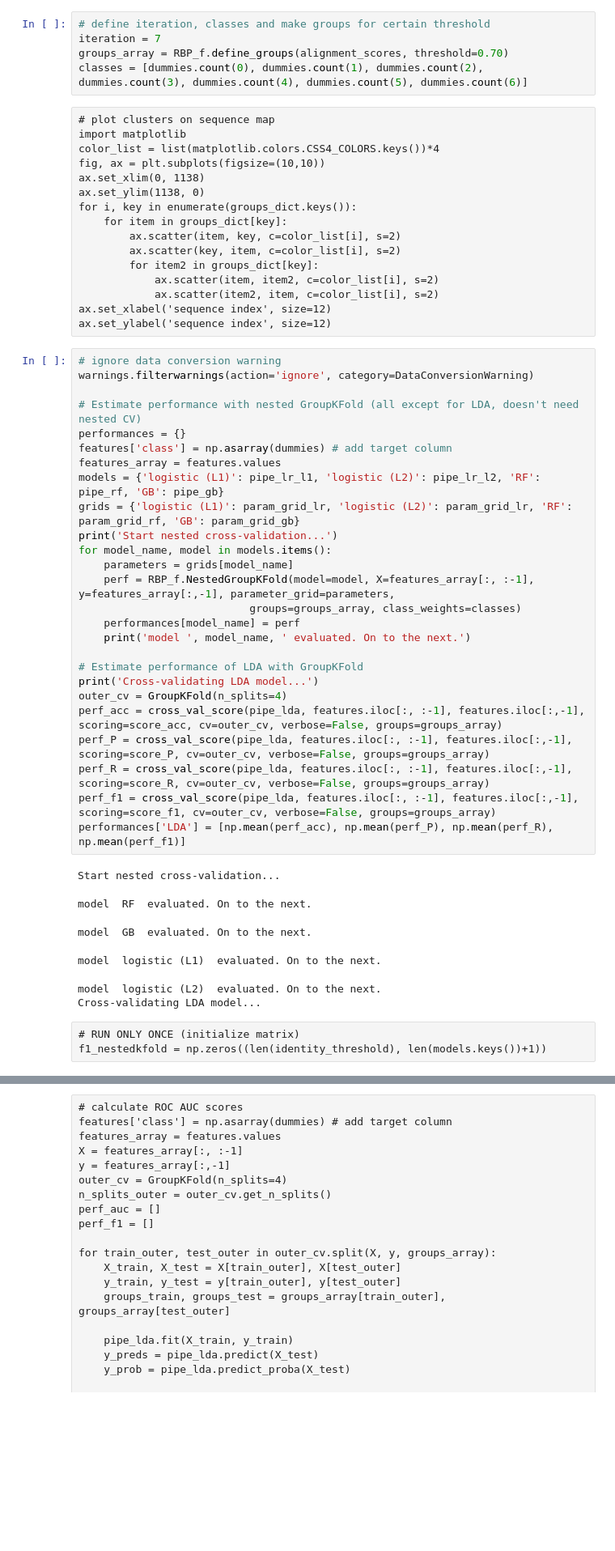
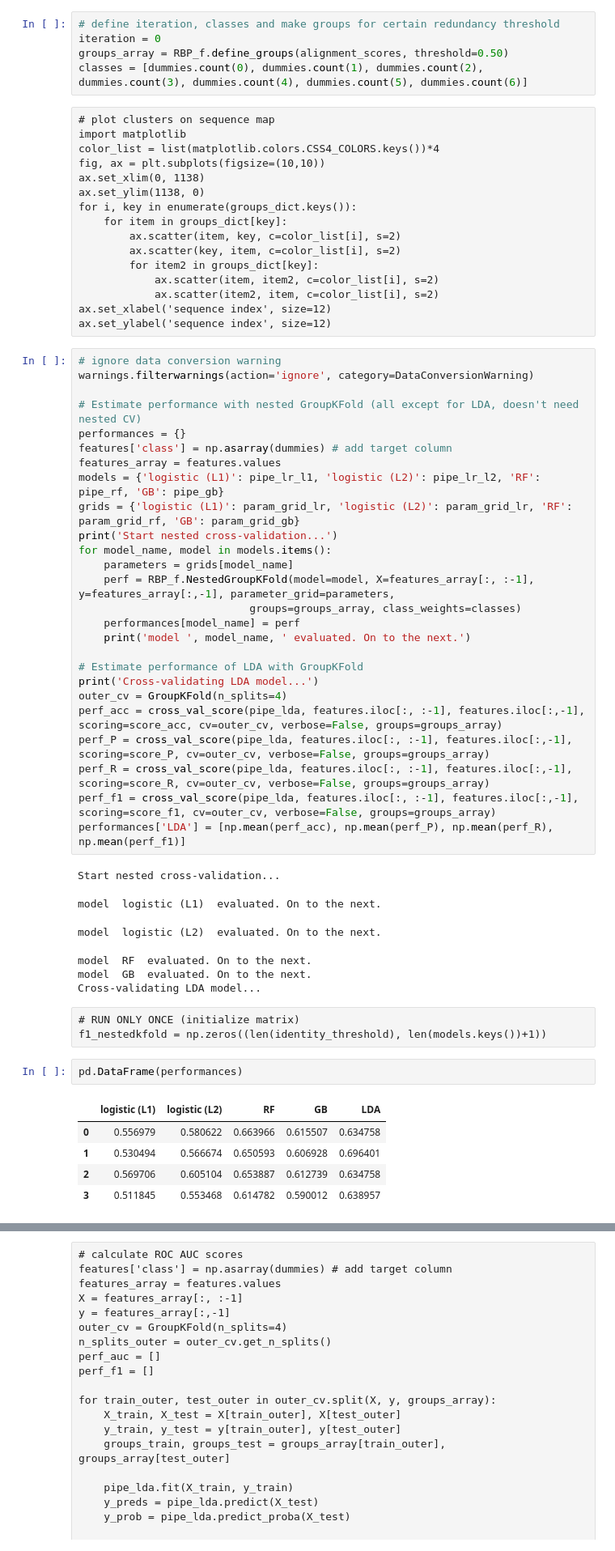
Before and after one commit to dimiboeckaerts/BacteriophageHostPrediction, a Jupyter notebook: RBP_host_prediction.ipynb, the cells around one changed output, grey strips where cells are left out. Shown at 81% size. Saved outputs shown, nothing was run; the diff lists cells and outputs as text; blank space fills up the shorter version.

```diff
--- a/RBP_host_prediction.ipynb
+++ b/RBP_host_prediction.ipynb
@@ -366,9 +366,9 @@ We don't work with features_standardized here, as the pipelines already have a S
 
 Problem: GroupKFold does not work with nested CV, because the 'groups' parameter is not passed to GridSearchCV which also needs it. First fitting the model in the loop, then doing cross_val_score also doesn't work. The only work around is to use StratifiedKFold in the inner loop (and still do performance testing using groupKFold, which is most important). OR custom implement a nested 4-fold CV.
 # %%
-# define iteration, classes and make groups for certain threshold
-iteration = 7
-groups_array = RBP_f.define_groups(alignment_scores, threshold=0.70)
+# define iteration, classes and make groups for certain redundancy threshold
+iteration = 0
+groups_array = RBP_f.define_groups(alignment_scores, threshold=0.50)
 classes = [dummies.count(0), dummies.count(1), dummies.count(2), dummies.count(3), dummies.count(4), dummies.count(5), dummies.count(6)]
 # %% [raw]
 # plot clusters on sequence map
@@ -414,13 +414,21 @@ perf_f1 = cross_val_score(pipe_lda, features.iloc[:, :-1], features.iloc[:,-1],
 performances['LDA'] = [np.mean(perf_acc), np.mean(perf_P), np.mean(perf_R), np.mean(perf_f1)]
 # %% [output]
 Start nested cross-validation...
-model  RF  evaluated. On to the next.
+model  logistic (L1)  evaluated. On to the next.
-model  GB  evaluated. On to the next.
+model  logistic (L2)  evaluated. On to the next.
-model  logistic (L1)  evaluated. On to the next.
+model  RF  evaluated. On to the next.
+model  GB  evaluated. On to the next.
+Cross-validating LDA model...
-model  logistic (L2)  evaluated. On to the next.
-Cross-validating LDA model...
 # %% [raw]
 # RUN ONLY ONCE (initialize matrix)
 f1_nestedkfold = np.zeros((len(identity_threshold), len(models.keys())+1))
+# %%
+pd.DataFrame(performances)
+# %% [output]
+|  | logistic (L1) | logistic (L2) | RF | GB | LDA |
+| 0 | 0.556979 | 0.580622 | 0.663966 | 0.615507 | 0.634758 |
+| 1 | 0.530494 | 0.566674 | 0.650593 | 0.606928 | 0.696401 |
+| 2 | 0.569706 | 0.605104 | 0.653887 | 0.612739 | 0.634758 |
+| 3 | 0.511845 | 0.553468 | 0.614782 | 0.590012 | 0.638957 |
 # %%
 # save performances for plotting afterwards
```
Also changed, not shown: parts of 9 cells of this notebook.
